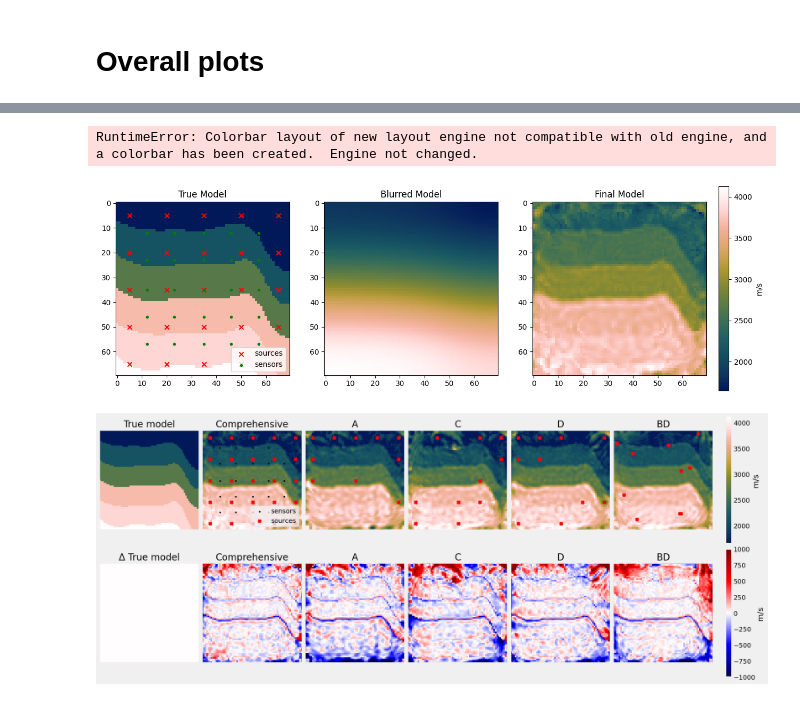
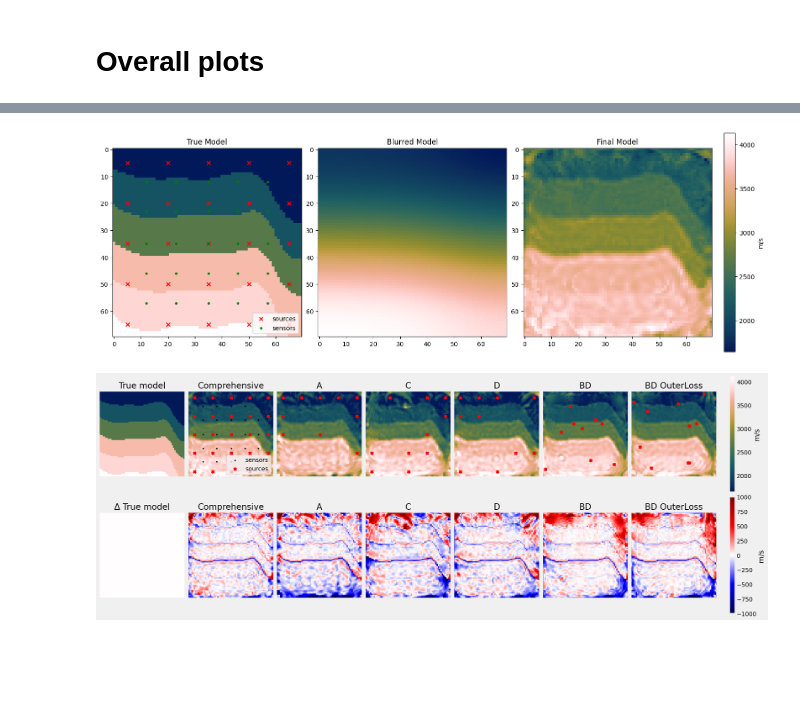
Before and after one commit to armercier/Hybrid-OED, a Jupyter notebook: src/scripts/overall_plots.ipynb, the cells around one changed output, grey strips where cells are left out. Cells and saved outputs as stored; diff of their text form; code cells hidden in the pictures; blank space fills up the shorter version.

Commit message:
first steps in matching the experimental data with numerical solver

```diff
--- a/src/scripts/overall_plots.ipynb
+++ b/src/scripts/overall_plots.ipynb
@@ -14,7 +14,7 @@ l1 = []
 l2 = []
 nRER = []
 
-for file_name in ["test_case_A", "test_case_C","test_case_D","test_case_BD","comprehensive_case"]:
+for file_name in ["test_case_A", "test_case_C","test_case_D","test_case_BD","test_case_BD_data_outerloss","comprehensive_case"]:
     # Load the data
     print("Loading data for {}".format(file_name))
     data = np.load("fwi_results_{}.npz".format(file_name))
@@ -96,36 +98,35 @@ axs[0].scatter(
     source_positions[0],
     c="r",
     marker="x",
     label="sources",
 )
 axs[0].scatter(
     sensors_positions[1],
     sensors_positions[0],
     c="g",
     marker=".",
     label="sensors",
 )
 axs[0].legend(loc="lower right")
 axs[1].imshow(blurred_model, cmap=cm.batlowW)
 axs[1].set_title("Blurred Model")
 axs[2].imshow(final_model, cmap=cm.batlowW)
 axs[2].set_title("Final Model")
 
 cbar_top = fig.colorbar(
     im1,         # any one of the batlowW‐mappables
     ax=axs[:],         # span all axes in the first row
     orientation='vertical',
     fraction=0.025,       # bar width as fraction of figure width
     pad=0.02              # gap between axes and colorbar
 )
 cbar_top.set_label('m/s')
 
 
-plt.tight_layout()
+# plt.tight_layout()
 plt.show()
 # %% [output]
-RuntimeError: Colorbar layout of new layout engine not compatible with old engine, and a colorbar has been created.  Engine not changed.
-[figure, old version]
+[figure, new version]
 # %%
 plt.style.use('fivethirtyeight')
 
@@ -134,7 +135,8 @@ file_names = [
     "test_case_A",
     "test_case_C",
     "test_case_D",
-    "test_case_BD"
+    "test_case_BD",
+    "test_case_BD_data_outerloss"
 ]
 
 is_4_sources = False
@@ -145,8 +147,8 @@ diff_limit = 1000.0
 # create a diverging norm centered on 0
 diff_norm = TwoSlopeNorm(vmin=-diff_limit, vcenter=0, vmax=diff_limit)
 fig, axs = plt.subplots(
-    2, 6,
-    figsize=(20, 8),
+    2, 7,  # <-- increase columns to 7 for the extra subplot
+    figsize=(22, 8),
     constrained_layout=True   # carve out space for two colorbars
 )
 
@@ -212,6 +214,15 @@ for i, fname in enumerate(file_names):
             marker="x",
             label="sources",
         )
+    elif fname == "test_case_BD_data_outerloss":
+        axm.set_title("BD OuterLoss")
+        axm.scatter(
+            source_positions[1],
+            source_positions[0],
+            c="r",
+            marker="x",
+            label="sources",
+        )
     else:
         axm.set_title(fname[-1])
         axm.scatter(
@@ -233,12 +244,13 @@ for i, fname in enumerate(file_names):
         cmap='seismic',
         norm=diff_norm       # <-- use the TwoSlopeNorm here
     )
-    # axd.set_title(f"Δ: {fname}")
     if fname == "comprehensive_case":
         axd.legend(loc="lower right")
         axd.set_title("Comprehensive")
     elif fname == "test_case_BD":
         axd.set_title("BD")
+    elif fname == "test_case_BD_data_outerloss":
+        axd.set_title("BD OuterLoss")
     else:
         axd.set_title(fname[-1])
     axd.set_xticks([])
@@ -271,11 +283,11 @@ cbar_bot.set_label('m/s ')
 
 # plt.show()
 # Save the figure
-# if is_4_sources:
-#     plt.savefig("fwi_results_comparison_4_sources.pdf", bbox_inches='tight')
-# else:
-#     plt.savefig("fwi_results_comparison_10_sources.pdf", bbox_inches='tight')
+if is_4_sources:
+    plt.savefig("fwi_results_comparison_4_sources.pdf", bbox_inches='tight')
+else:
+    plt.savefig("fwi_results_comparison_10_sources.pdf", bbox_inches='tight')
 # %% [output]
-[figure, old version]
+[figure, new version]
 # %%
 # Data (excluding 'Comprehensive')
```
Also changed, not shown: parts of 5 cells of this notebook, 5 other files.
